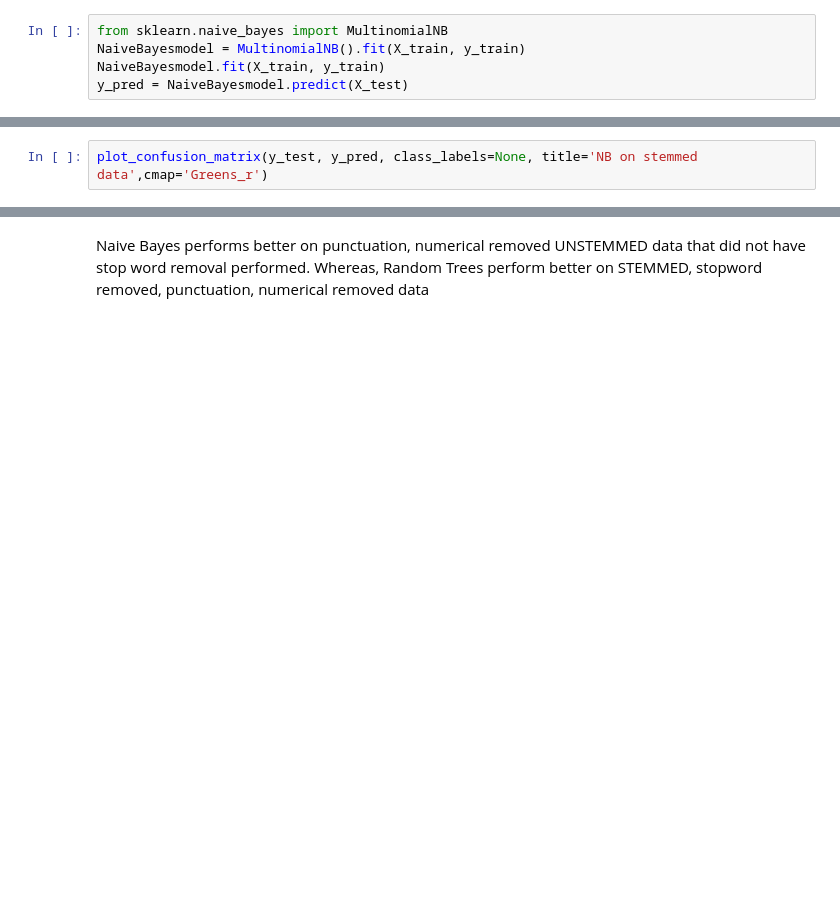
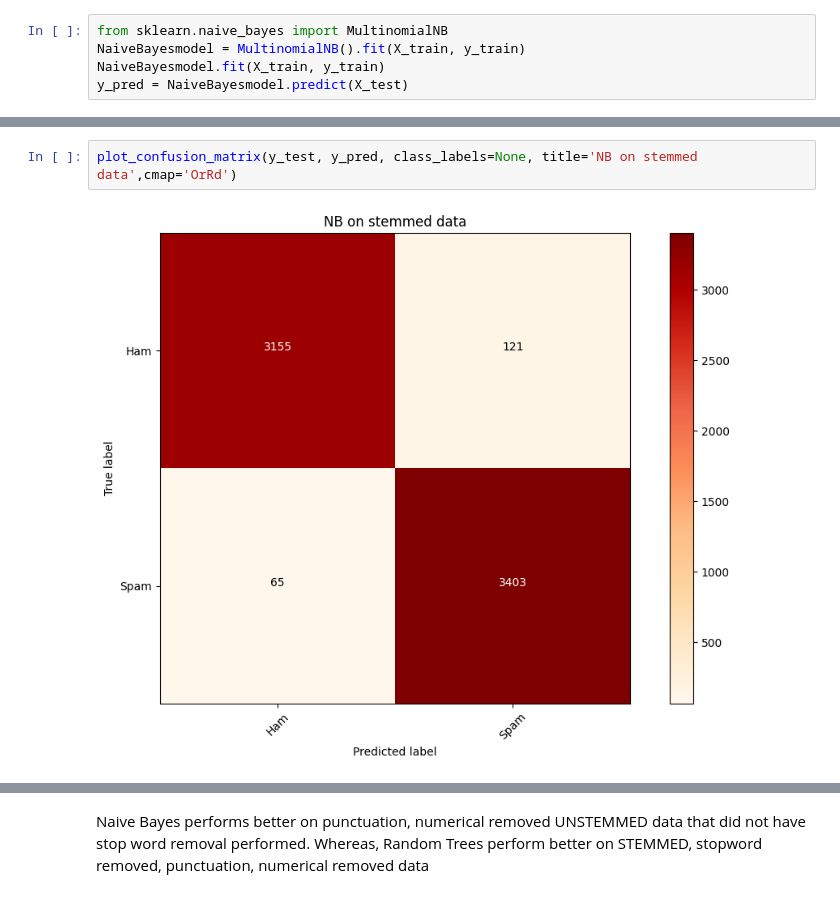
Before and after one commit to nnethaji/ds-proj-1, a Jupyter notebook: project_randomtrees_copy.ipynb, the cells around one changed output, grey strips where cells are left out. Cells and saved outputs as stored; diff of their text form; blank space fills up the shorter version.

```diff
--- a/project_randomtrees_copy.ipynb
+++ b/project_randomtrees_copy.ipynb
@@ -433,5 +503,7 @@ print(classification_report(y_test, y_pred))
 # %%
-plot_confusion_matrix(y_test, y_pred, class_labels=None, title='NB on stemmed data',cmap='Greens_r')
+plot_confusion_matrix(y_test, y_pred, class_labels=None, title='NB on stemmed data',cmap='OrRd')
+# %% [output]
+[figure, added]
 # %%
 # ROC Curve
 y_prob = NaiveBayesmodel.predict_proba(X_test)[:, 1]
```
Also changed, not shown: parts of 15 cells of this notebook.
